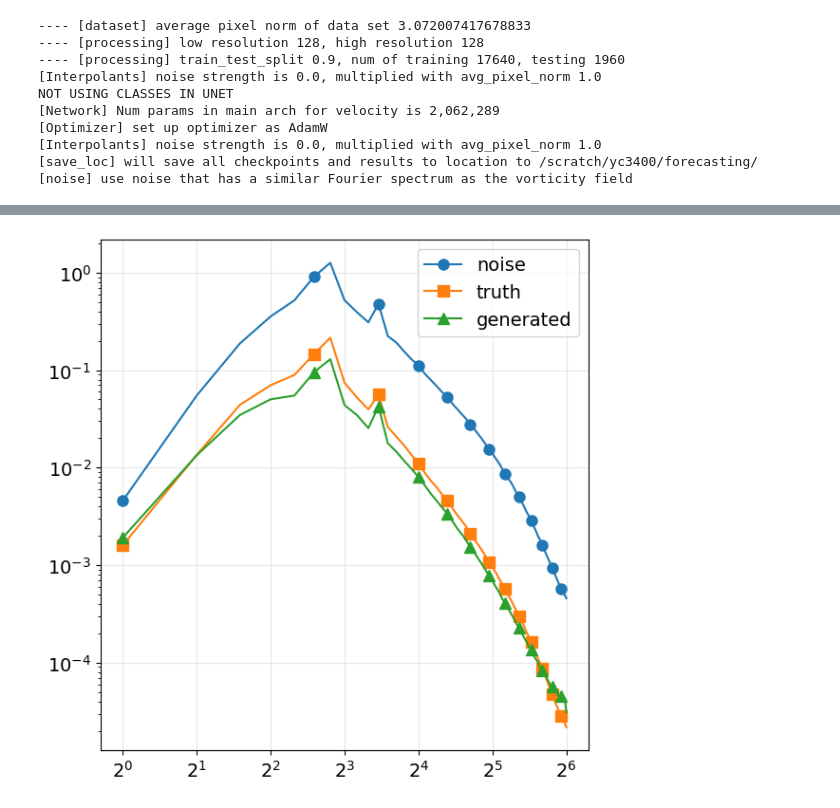
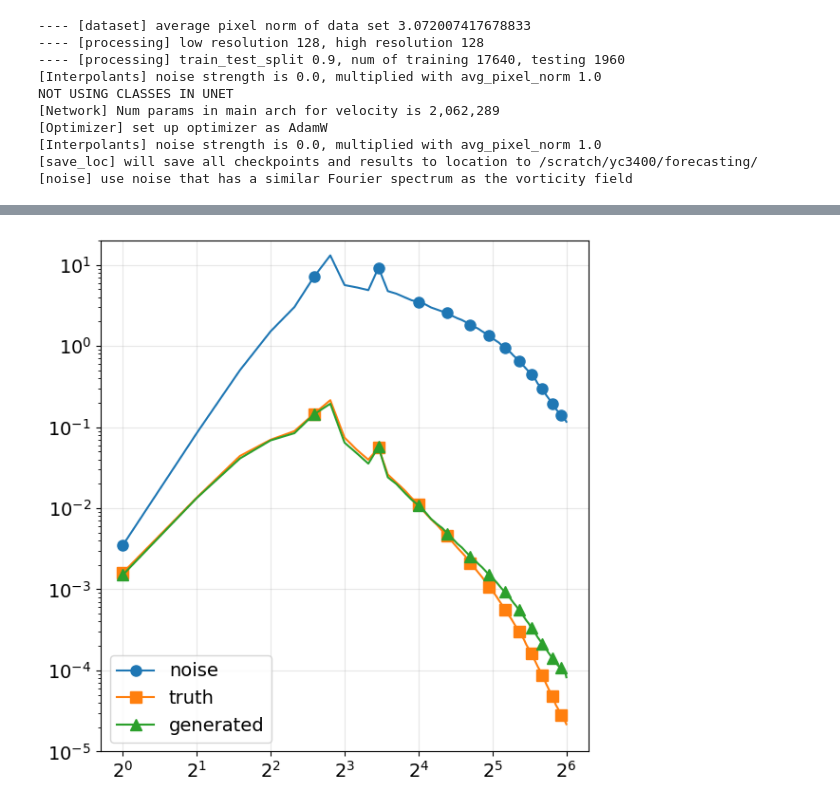
Before and after one commit to yifanc96/GenerativeDynamics-NumericalDesign, a Jupyter notebook: Navier-Stokes/spectrum-noise/inference/inference-time-NSE-spectrum-noise.ipynb, the cells around one changed output, grey strips where cells are left out. Drawn from its saved outputs; the diff is of its cells as text; code cells hidden in the pictures.

Commit message:
figures update

```diff
--- a/Navier-Stokes/spectrum-noise/inference/inference-time-NSE-spectrum-noise.ipynb
+++ b/Navier-Stokes/spectrum-noise/inference/inference-time-NSE-spectrum-noise.ipynb
@@ -798,10 +798,10 @@ thisdata_lag = z1[2:n_data+2,None,...]
 # PATH_file = "/scratch/yc3400/forecasting/checkpoint/uncond_GaussODEspectrumnoise_numdata5noise0.0lo128hi128sz00001max50000_0630_144341/model_step50000.pth"
 
 ## unconditional-spectrum-noise-mul-sqrtk
-PATH_file = "/scratch/yc3400/forecasting/checkpoint/ucond_GaussODE_specnoisemulkquarter_numdata5lag2noise0.0lo128hi128sz00001max50000_0630_145639/model_step50000.pth"
+# PATH_file = "/scratch/yc3400/forecasting/checkpoint/ucond_GaussODE_specnoisemulkquarter_numdata5lag2noise0.0lo128hi128sz00001max50000_0630_145639/model_step50000.pth"
 
 ## unconditional-spectrum-noise-mul-k
-# PATH_file = "/scratch/yc3400/forecasting/checkpoint/uncond_GaussODE_specnoisemulk_numdata5lag2noise0.0lo128hi128sz00001max50000_0630_145639/model_step50000.pth"
+PATH_file = "/scratch/yc3400/forecasting/checkpoint/uncond_GaussODE_specnoisemulk_numdata5lag2noise0.0lo128hi128sz00001max50000_0630_145639/model_step50000.pth"
 
 ## unconditional-white-noise
 # PATH_file = "/scratch/yc3400/forecasting/checkpoint/uncond_GaussODE_numdata5noise0.0lo128hi128sz00001max50000_0630_143741/model_step50000.pth"
@@ -897,8 +897,8 @@ spectrum_amplitude = torch.load("./enstrohpy_spectrum_amplitude.pt")[None,...]/5
 npix = spectrum_amplitude.shape[-1]
 kfreq = np.fft.fftfreq(npix) * npix
 kfreq2D = np.meshgrid(kfreq, kfreq)
-# spectrum_amplitude = spectrum_amplitude * torch.tensor(((np.sqrt(kfreq2D[0]**2 + kfreq2D[1]**2)))).float()
-spectrum_amplitude = spectrum_amplitude * torch.tensor(np.sqrt(np.sqrt(np.sqrt(kfreq2D[0]**2 + kfreq2D[1]**2)))).float()
+spectrum_amplitude = spectrum_amplitude * torch.tensor(((np.sqrt(kfreq2D[0]**2 + kfreq2D[1]**2)))).float()
+# spectrum_amplitude = spectrum_amplitude * torch.tensor(np.sqrt(np.sqrt(np.sqrt(kfreq2D[0]**2 + kfreq2D[1]**2)))).float()
 spectrum_amplitude = spectrum_amplitude.cuda()
 
 noise_real = torch.randn_like(test_input)
@@ -933,23 +933,25 @@ finished in 0.82 minutes
 # %%
 markers = ['o', 's', '^', 'd', 'v']
 
 kvals, Abins_w0 = get_Fourier_spectrum(results[:,0,...].cpu())
 kvals, Abins_w1 = get_Fourier_spectrum(results[:,1,...].cpu())
 kvals, Abins_w2 = get_Fourier_spectrum(results[:,2,...].cpu())
 
 fig = plt.figure(figsize=(6,6))
 plt.plot(kvals, Abins_w0,marker=markers[0], markersize=8, markevery=5, linestyle='-', label = 'noise')
 plt.plot(kvals, Abins_w1, marker=markers[1], markersize=8, markevery=5, linestyle='-', label = 'truth')
 plt.plot(kvals, Abins_w2, marker=markers[2], markersize=8, markevery=5, linestyle='-', label = 'generated')
-plt.legend(fontsize=14)
+plt.legend(fontsize=14, loc='lower left')
 plt.grid(alpha=0.3)
 plt.xscale('log', base = 2)
 plt.yscale('log')
 plt.tick_params(axis='both', which='major', labelsize=14)  # Change 14 to your desired size
+plt.ylim(1e-5, 2*1e1)
+
 plt.tight_layout()
 
 # fig.savefig('NSE-spectrum-noise-mulk-quarter-RK10.pdf')
 # fig.savefig('NSE-spectrum-noise-RK10.pdf')
 # fig.savefig('NSE-spectrum-noise-mulk-RK10.pdf')
 # %% [output]
-[figure, old version]
+[figure, new version]
```
Also changed, not shown: parts of 2 cells of this notebook, 6 other files.
